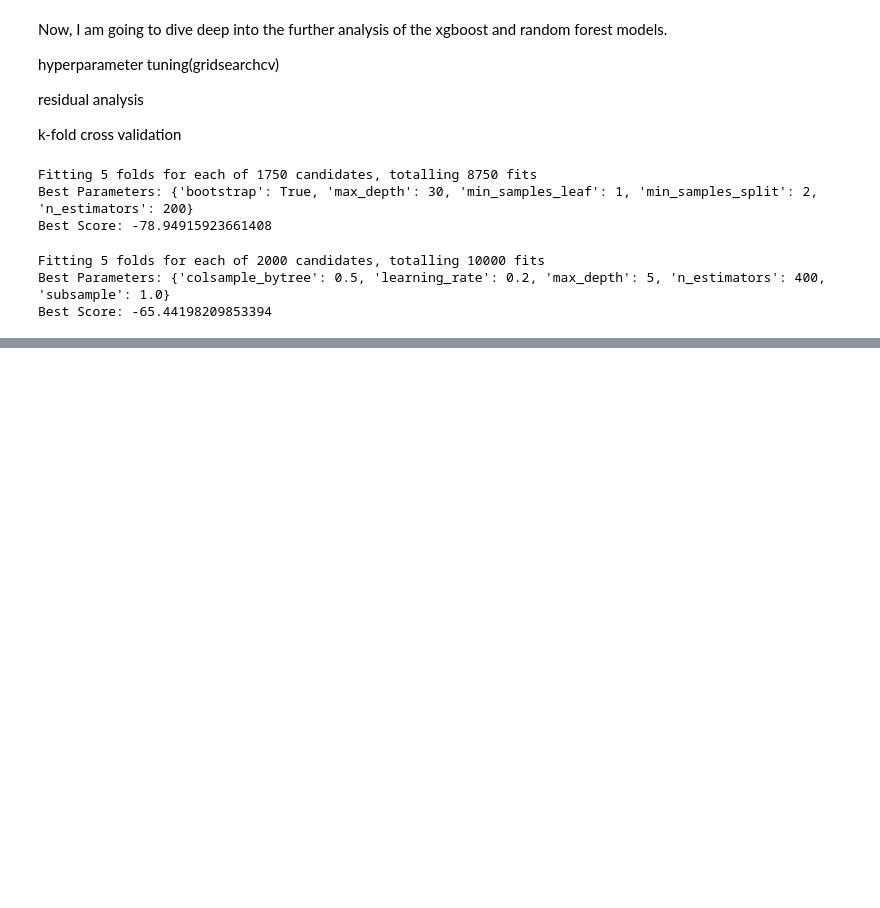
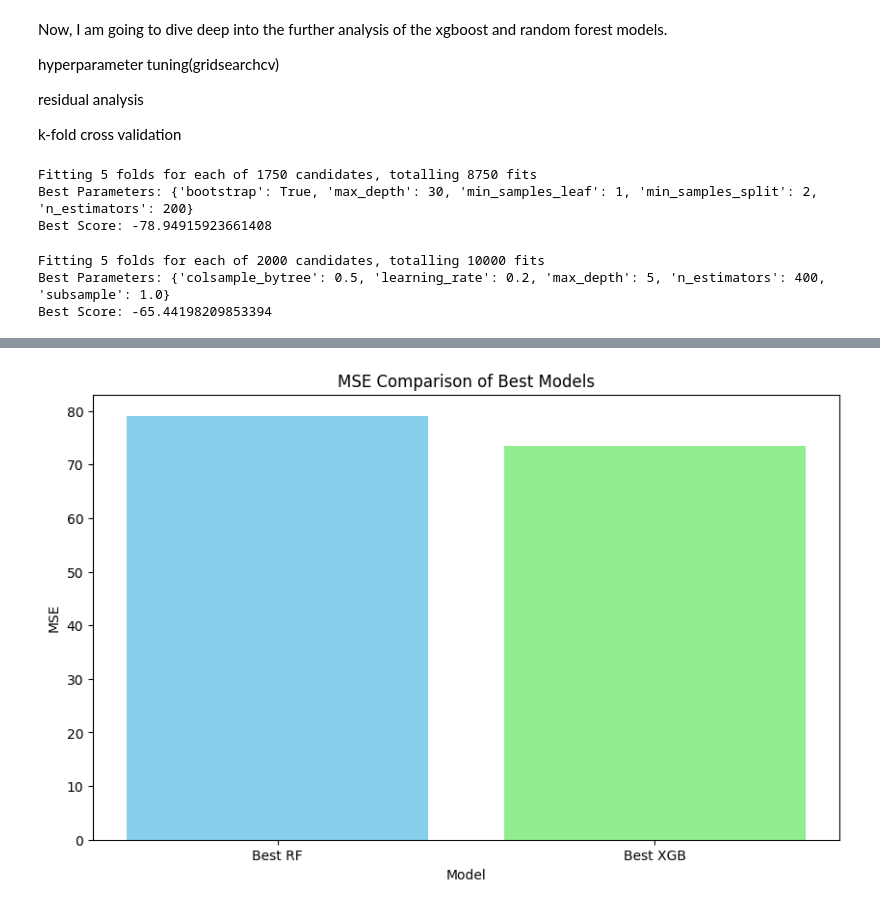
Before and after one commit to IAM-MUKUND/advanced-concrete-analysis, a Jupyter notebook: geopolymer_dataset_processing/main_run.ipynb, the cells around one changed output, grey strips where cells are left out. Drawn from its saved outputs; the diff is of its cells as text; code cells hidden in the pictures; blank space fills up the shorter version.

```diff
--- a/geopolymer_dataset_processing/main_run.ipynb
+++ b/geopolymer_dataset_processing/main_run.ipynb
@@ -588,0 +643,11 @@ Best Score: -65.44198209853394
+# %%
+#mse comparison of the best models
+
+plt.figure(figsize=(10, 6))
+plt.bar(['Best RF', 'Best XGB'], [rf_best_eval['MSE'], xgb_best_eval['MSE']], color=['skyblue', 'lightgreen'])
+plt.xlabel('Model')
+plt.ylabel('MSE')
+plt.title('MSE Comparison of Best Models')
+plt.show()
+# %% [output]
+[figure, added]
```
Also changed, not shown: parts of 16 cells of this notebook.
